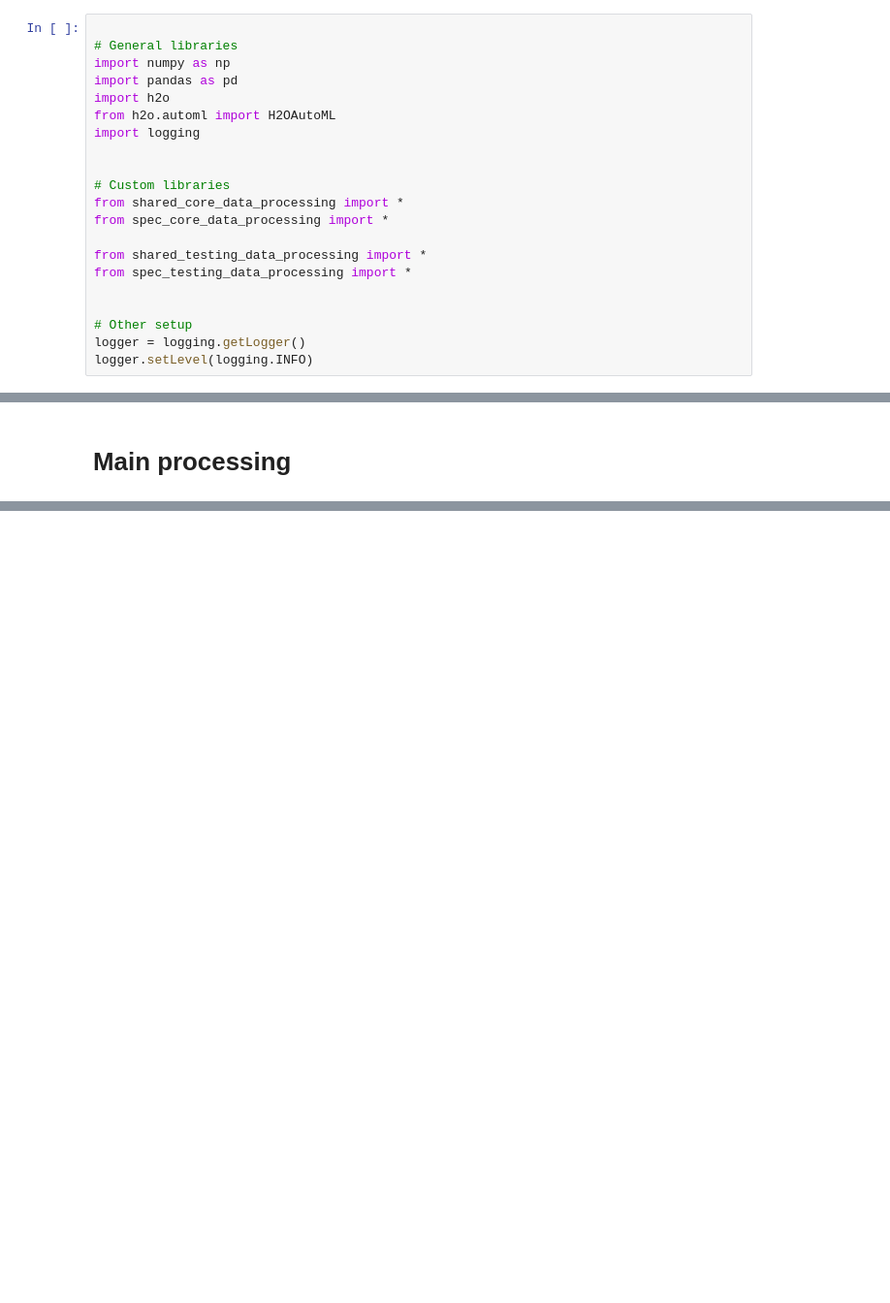
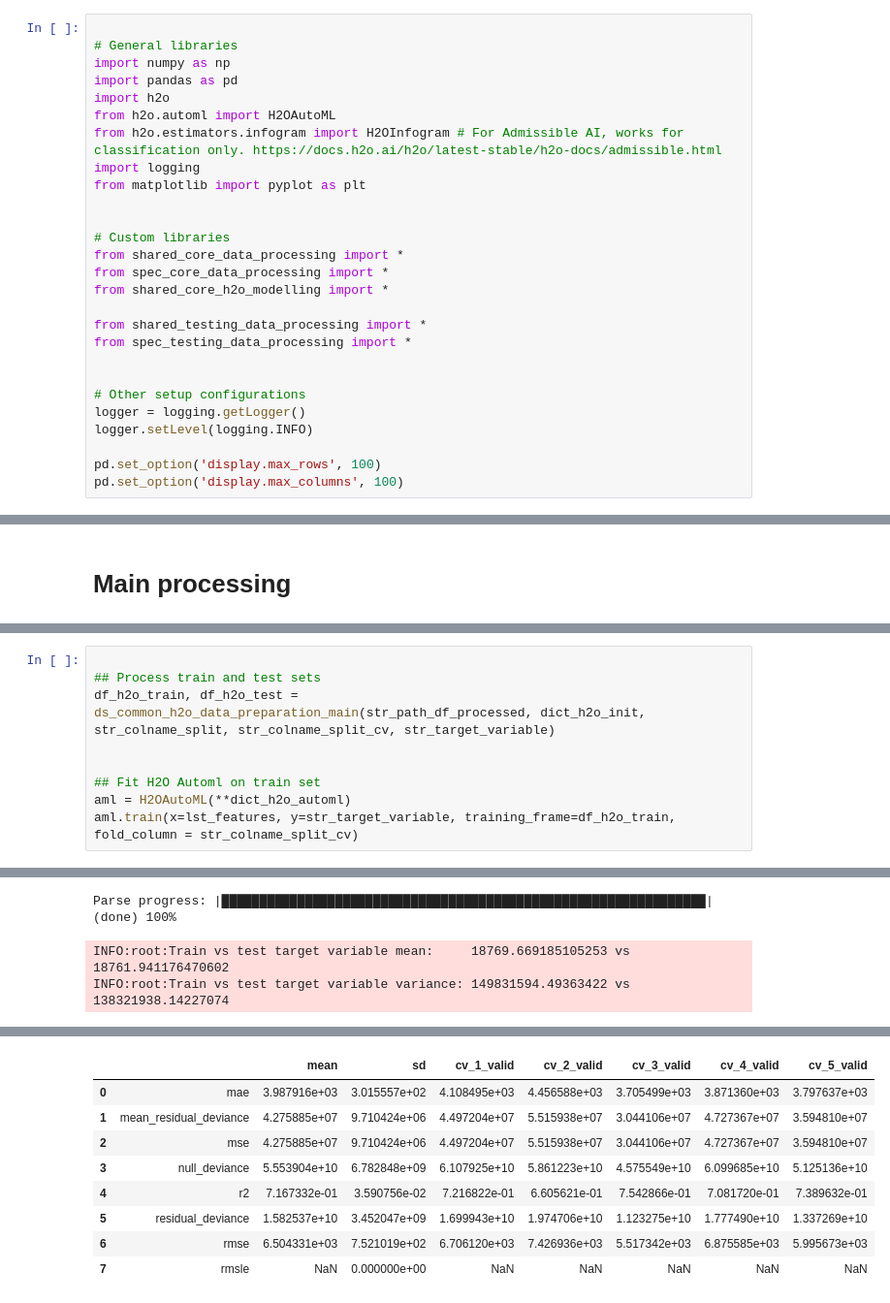
Before and after one commit to DavideBossoli88/ds-common, a Jupyter notebook: use_cases/00_usacars/data_exploration_h2o.ipynb, the cells around one changed output, grey strips where cells are left out. Shown at 97% size. Drawn from its saved outputs; the diff is of its cells as text; blank space fills up the shorter version.

```diff
--- a/use_cases/00_usacars/data_exploration_h2o.ipynb
+++ b/use_cases/00_usacars/data_exploration_h2o.ipynb
@@ -7,20 +15,26 @@ import numpy as np
 import pandas as pd
 import h2o
 from h2o.automl import H2OAutoML
+from h2o.estimators.infogram import H2OInfogram # For Admissible AI, works for classification only. https://docs.h2o.ai/h2o/latest-stable/h2o-docs/admissible.html
 import logging
+from matplotlib import pyplot as plt
 
 
 # Custom libraries
 from shared_core_data_processing import *
 from spec_core_data_processing import *
+from shared_core_h2o_modelling import *
 
 from shared_testing_data_processing import *
 from spec_testing_data_processing import *
 
 
-# Other setup
+# Other setup configurations
 logger = logging.getLogger()
 logger.setLevel(logging.INFO)
+
+pd.set_option('display.max_rows', 100)
+pd.set_option('display.max_columns', 100)
 # %% [markdown]
 # Test custom libraries
 # %%
@@ -181,0 +162,10 @@ AutoML progress: |
+# %%
+
+## Process train and test sets
+df_h2o_train, df_h2o_test = ds_common_h2o_data_preparation_main(str_path_df_processed, dict_h2o_init, str_colname_split, str_colname_split_cv, str_target_variable)
+
+
+## Fit H2O Automl on train set
+aml = H2OAutoML(**dict_h2o_automl)
+aml.train(x=lst_features, y=str_target_variable, training_frame=df_h2o_train, fold_column = str_colname_split_cv)
+# %% [output]
@@ -181,0 +196,3 @@ AutoML progress: |
+Parse progress: |████████████████████████████████████████████████████████████████| (done) 100%
+INFO:root:Train vs test target variable mean:     18769.669185105253 vs 18761.941176470602
+INFO:root:Train vs test target variable variance: 149831594.49363422 vs 138321938.14227074
@@ -182 +216,10 @@ AutoML progress: |
+|  |  | mean | sd | cv_1_valid | cv_2_valid | cv_3_valid | cv_4_valid | cv_5_valid |
+| 0 | mae | 3.987916e+03 | 3.015557e+02 | 4.108495e+03 | 4.456588e+03 | 3.705499e+03 | 3.871360e+03 | 3.797637e+03 |
+| 1 | mean_residual_deviance | 4.275885e+07 | 9.710424e+06 | 4.497204e+07 | 5.515938e+07 | 3.044106e+07 | 4.727367e+07 | 3.594810e+07 |
+| 2 | mse | 4.275885e+07 | 9.710424e+06 | 4.497204e+07 | 5.515938e+07 | 3.044106e+07 | 4.727367e+07 | 3.594810e+07 |
+| 3 | null_deviance | 5.553904e+10 | 6.782848e+09 | 6.107925e+10 | 5.861223e+10 | 4.575549e+10 | 6.099685e+10 | 5.125136e+10 |
+| 4 | r2 | 7.167332e-01 | 3.590756e-02 | 7.216822e-01 | 6.605621e-01 | 7.542866e-01 | 7.081720e-01 | 7.389632e-01 |
+| 5 | residual_deviance | 1.582537e+10 | 3.452047e+09 | 1.699943e+10 | 1.974706e+10 | 1.123275e+10 | 1.777490e+10 | 1.337269e+10 |
+| 6 | rmse | 6.504331e+03 | 7.521019e+02 | 6.706120e+03 | 7.426936e+03 | 5.517342e+03 | 6.875585e+03 | 5.995673e+03 |
+| 7 | rmsle | NaN | 0.000000e+00 | NaN | NaN | NaN | NaN | NaN |
 # %% [markdown]
```
Also changed, not shown: parts of 24 cells of this notebook, 3 other files.
